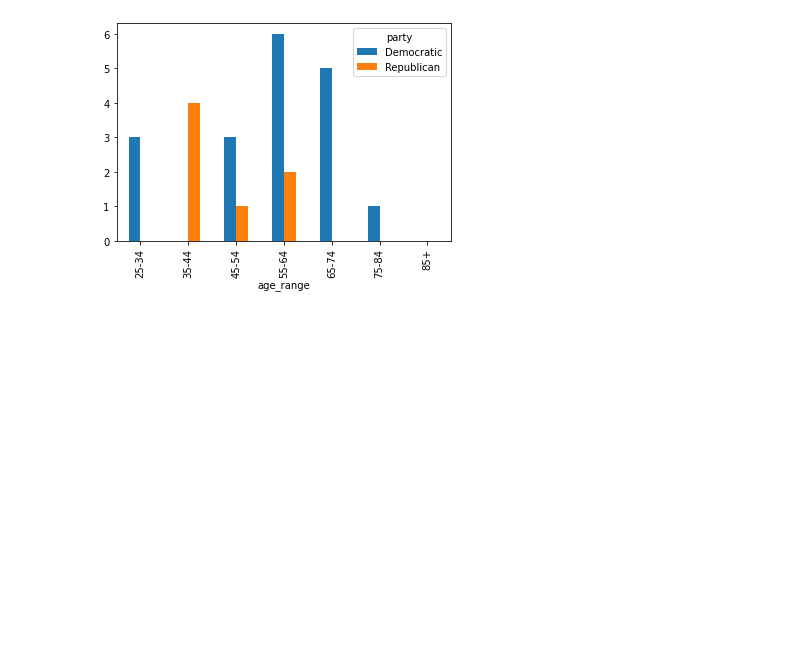
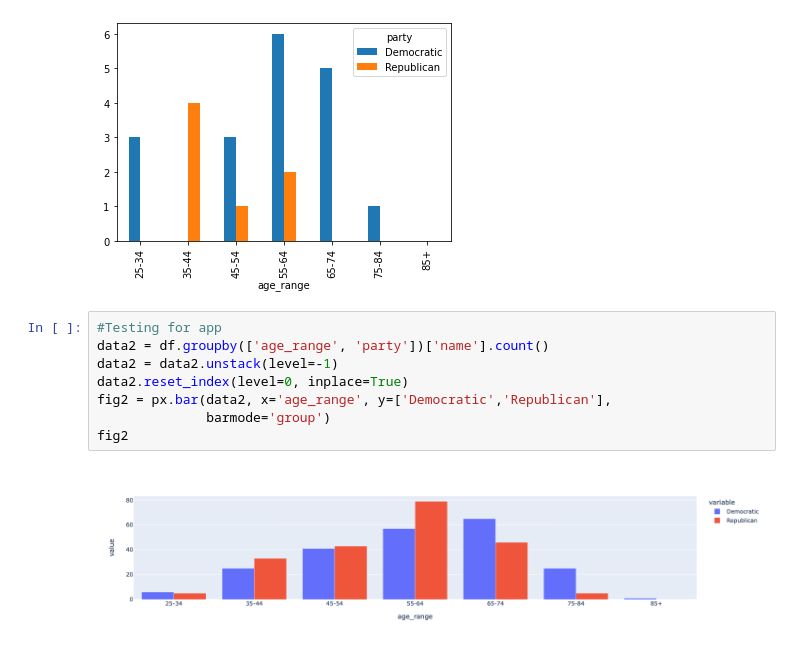
Before and after one commit to wangweiching/data-science-project-8, a Jupyter notebook: data-exploration.ipynb, the cells around one changed output. Drawn from its saved outputs; the diff is of its cells as text; blank space fills up the shorter version.

```diff
--- a/data-exploration.ipynb
+++ b/data-exploration.ipynb
@@ -339,3 +332,13 @@ df3.head(25)
 df3.plot(x='age_range', y=['Democratic', 'Republican'], kind='bar');
 # %% [output]
 [figure]
+# %%
+#Testing for app
+data2 = df.groupby(['age_range', 'party'])['name'].count()
+data2 = data2.unstack(level=-1)
+data2.reset_index(level=0, inplace=True)
+fig2 = px.bar(data2, x='age_range', y=['Democratic','Republican'],
+              barmode='group')
+fig2
+# %% [output]
+[figure, added]
```
Also changed, not shown: parts of 45 cells of this notebook.
